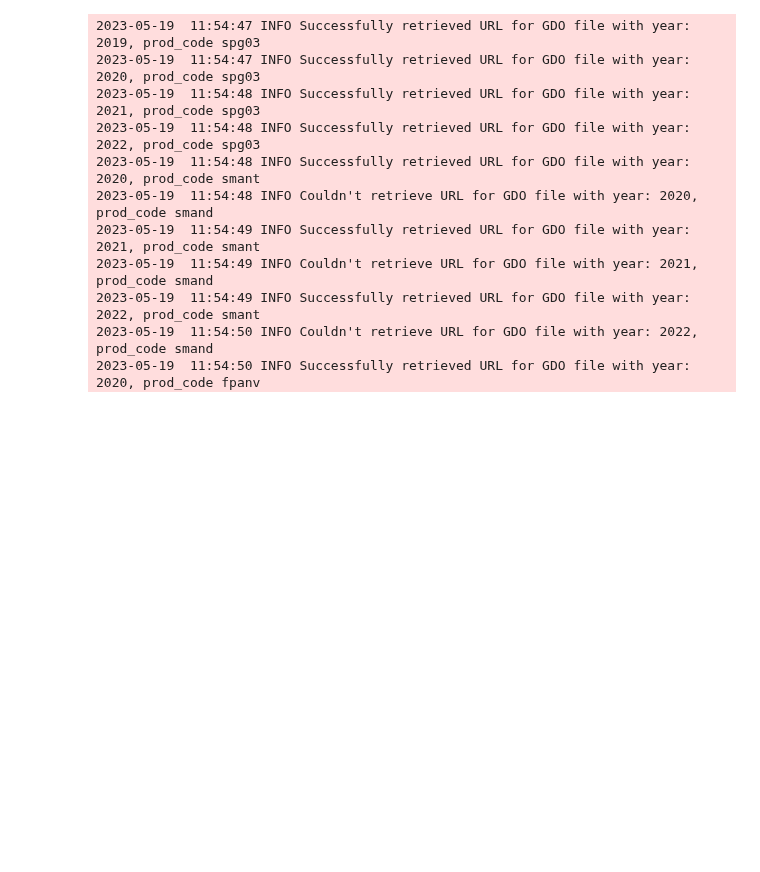
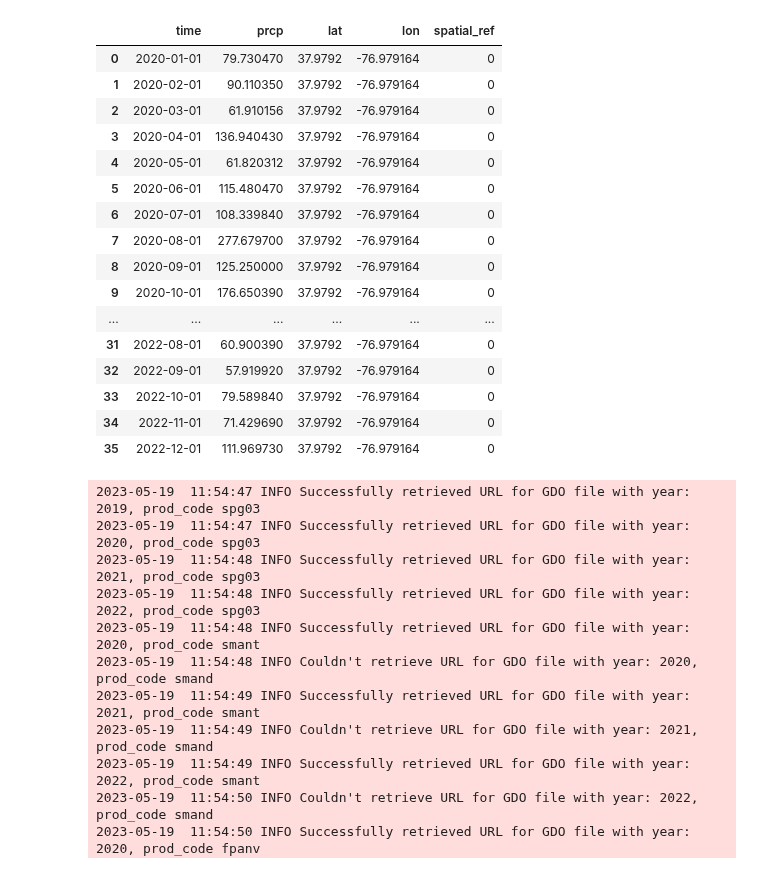
Before and after one commit to pixalytics-ltd/Climate-drought, a Jupyter notebook: test_cdi.ipynb, the cells around one changed output. Drawn from its saved outputs; the diff is of its cells as text; code cells hidden in the pictures; blank space fills up the shorter version.

```diff
--- a/test_cdi.ipynb
+++ b/test_cdi.ipynb
@@ -23,3 +23,23 @@ nd.get_nclimgrid(latitude,longitude,start_date,end_date,nd.NClimGridParams.PRECI
+# %%
+pd.read_csv('test11.csv')
+# %% [output]
+|  | time | prcp | lat | lon | spatial_ref |
+| 0 | 2020-01-01 | 79.730470 | 37.9792 | -76.979164 | 0 |
+| 1 | 2020-02-01 | 90.110350 | 37.9792 | -76.979164 | 0 |
+| 2 | 2020-03-01 | 61.910156 | 37.9792 | -76.979164 | 0 |
+| 3 | 2020-04-01 | 136.940430 | 37.9792 | -76.979164 | 0 |
+| 4 | 2020-05-01 | 61.820312 | 37.9792 | -76.979164 | 0 |
+| 5 | 2020-06-01 | 115.480470 | 37.9792 | -76.979164 | 0 |
+| 6 | 2020-07-01 | 108.339840 | 37.9792 | -76.979164 | 0 |
+| 7 | 2020-08-01 | 277.679700 | 37.9792 | -76.979164 | 0 |
+| 8 | 2020-09-01 | 125.250000 | 37.9792 | -76.979164 | 0 |
+| 9 | 2020-10-01 | 176.650390 | 37.9792 | -76.979164 | 0 |
+| ... | ... | ... | ... | ... | ... |
+| 31 | 2022-08-01 | 60.900390 | 37.9792 | -76.979164 | 0 |
+| 32 | 2022-09-01 | 57.919920 | 37.9792 | -76.979164 | 0 |
+| 33 | 2022-10-01 | 79.589840 | 37.9792 | -76.979164 | 0 |
+| 34 | 2022-11-01 | 71.429690 | 37.9792 | -76.979164 | 0 |
+| 35 | 2022-12-01 | 111.969730 | 37.9792 | -76.979164 | 0 |
 # %%
 # configure inputs
 #aa = config.AnalysisArgs(latitude=36,longitude=-120,start_date='20220101',end_date='20221231')
```
Also changed, not shown: parts of 1 cell of this notebook, 1 other file.
